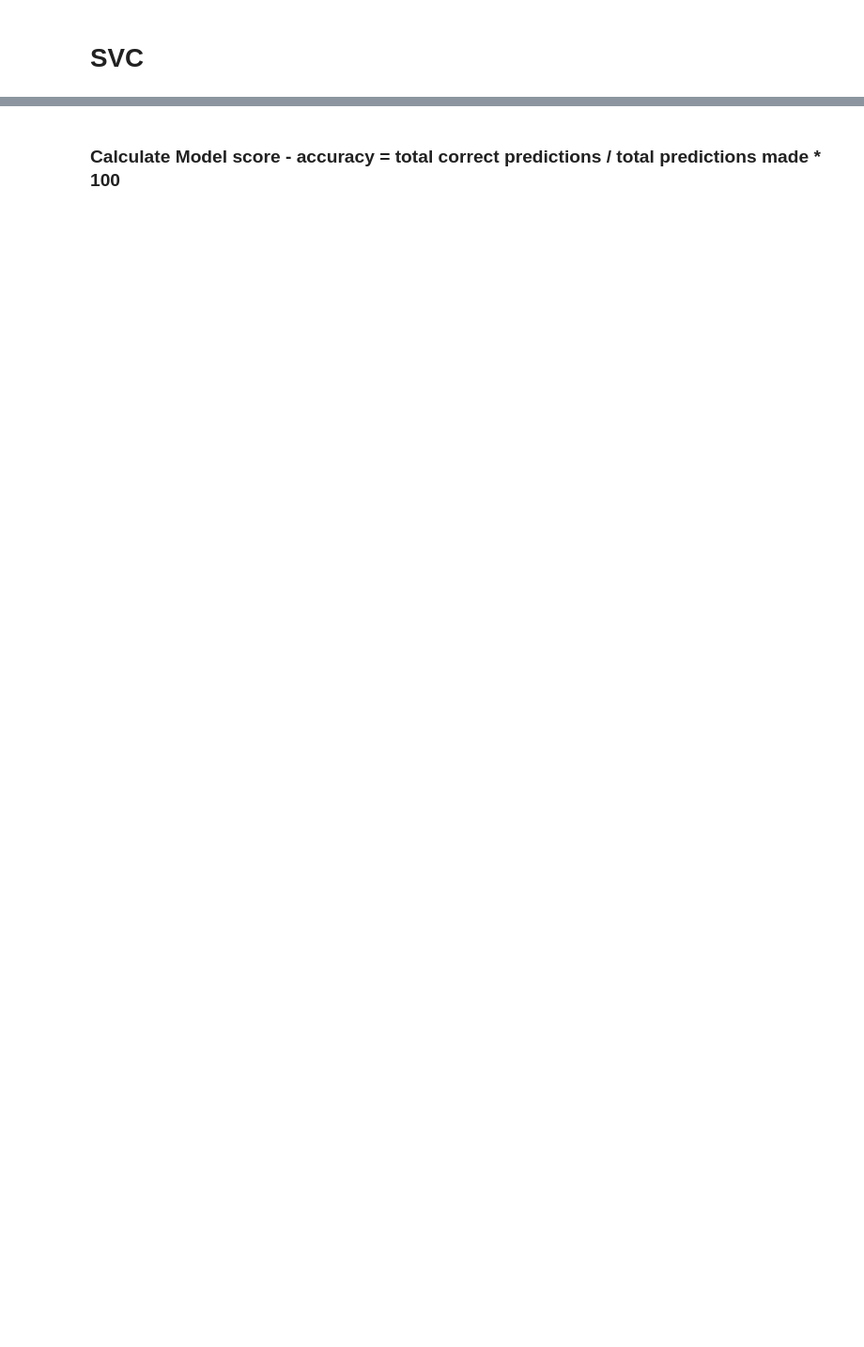
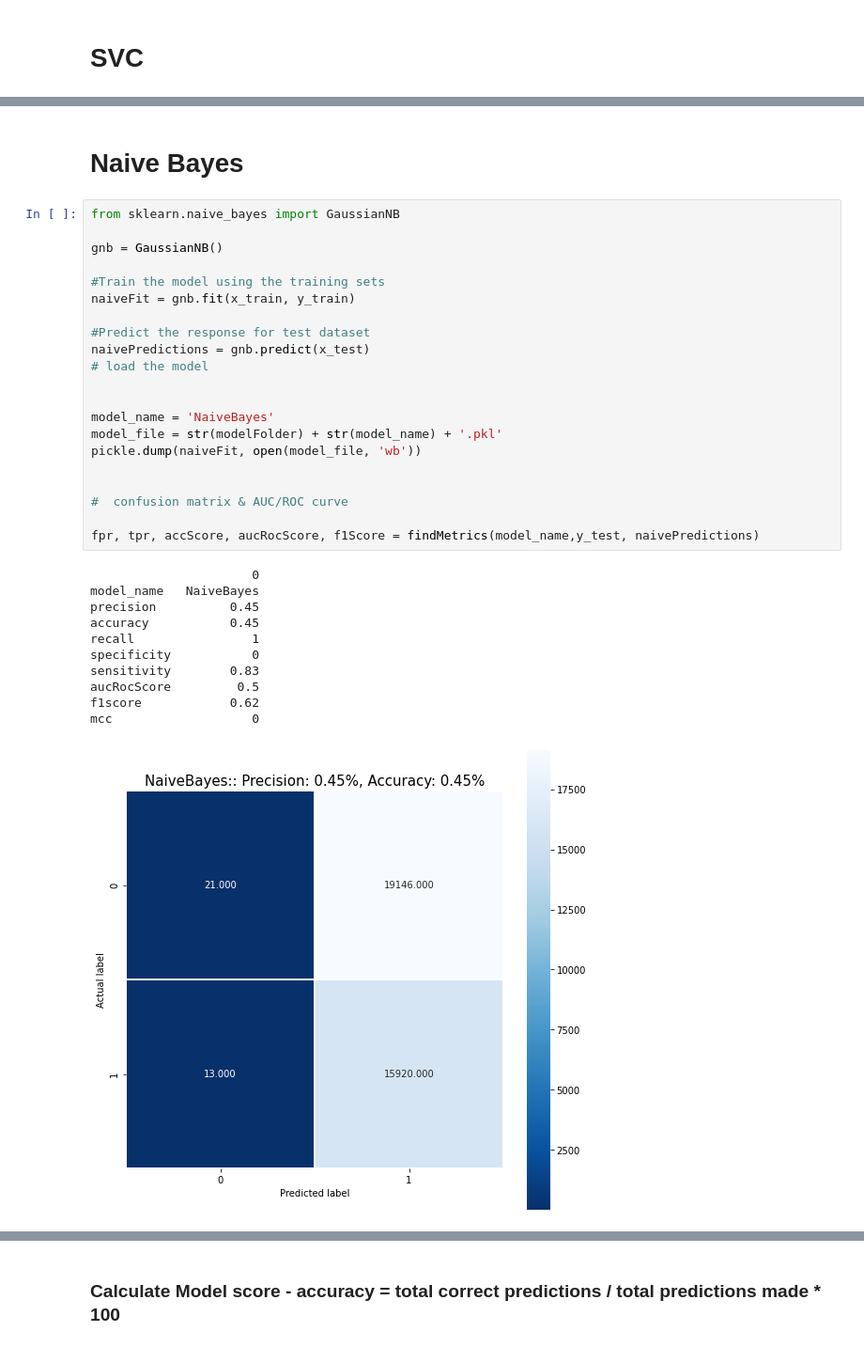
Before and after one commit to venkat15vk/INSIGHT, a Jupyter notebook: research/ML Analysis.ipynb, the cells around one changed output, grey strips where cells are left out. Shown at 94% size. Cells and saved outputs as stored; diff of their text form; blank space fills up the shorter version.

```diff
--- a/research/ML Analysis.ipynb
+++ b/research/ML Analysis.ipynb
@@ -149,0 +249,35 @@ pickle.dump(svmFit, open(model_file, 'wb'))
+# %% [markdown]
+# Naive Bayes
+# %%
+from sklearn.naive_bayes import GaussianNB
+
+gnb = GaussianNB()
+
+#Train the model using the training sets
+naiveFit = gnb.fit(x_train, y_train)
+
+#Predict the response for test dataset
+naivePredictions = gnb.predict(x_test)
+# load the model
+
+
+model_name = 'NaiveBayes'
+model_file = str(modelFolder) + str(model_name) + '.pkl'
+pickle.dump(naiveFit, open(model_file, 'wb'))
+
+
+#  confusion matrix & AUC/ROC curve
+
+fpr, tpr, accScore, aucRocScore, f1Score = findMetrics(model_name,y_test, naivePredictions)
+# %% [output]
+                      0
+model_name   NaiveBayes
+precision          0.45
+accuracy           0.45
+recall                1
+specificity           0
+sensitivity        0.83
+aucRocScore         0.5
+f1score            0.62
+mcc                   0
+[figure, added]
```
Also changed, not shown: parts of 32 cells of this notebook, 4 other files.
